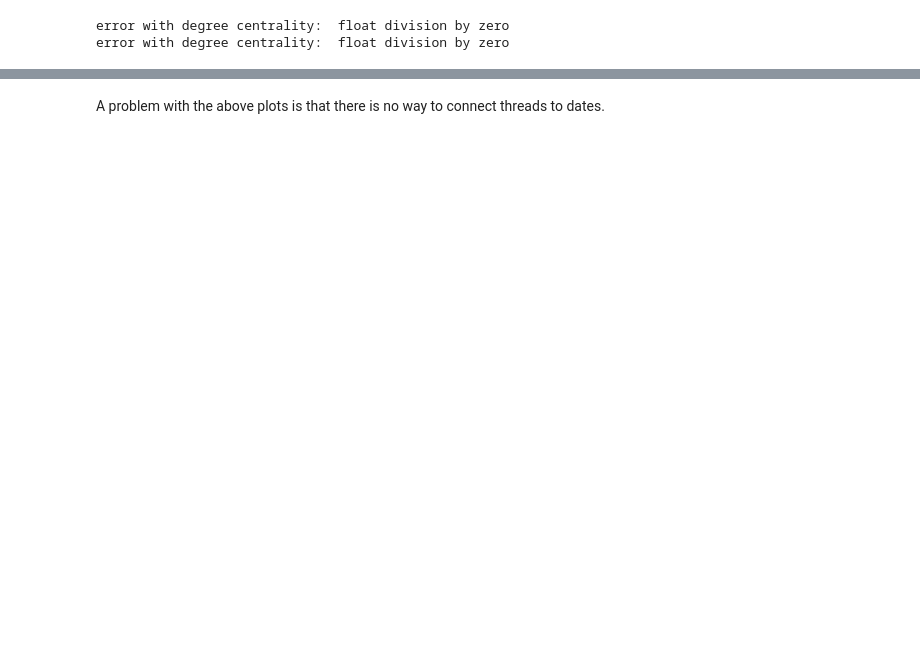
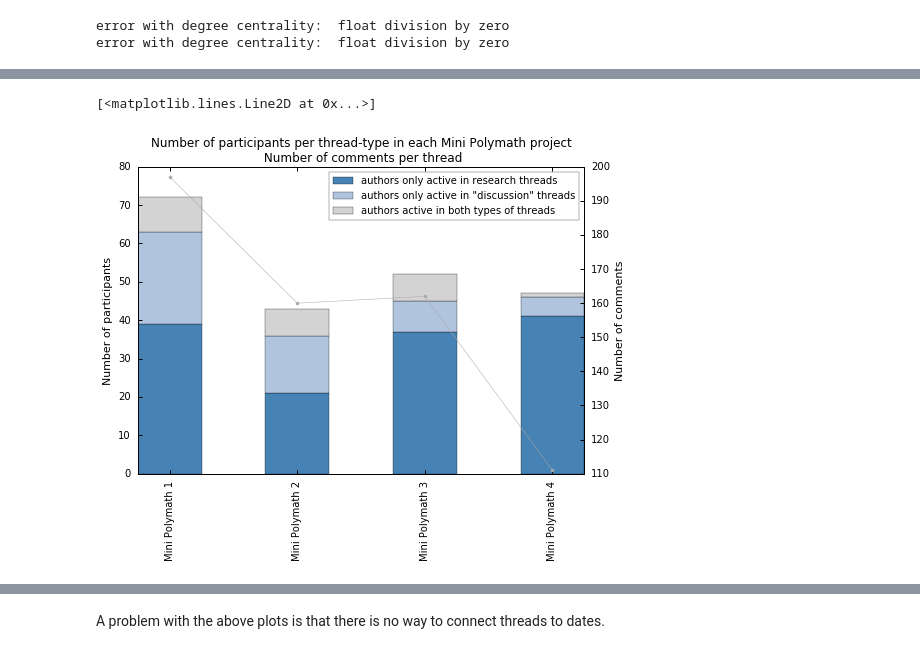
Before and after one commit to patrickallo/mathpracmod, a Jupyter notebook: Polymath Comparison.ipynb, the cells around one changed output, grey strips where cells are left out. Saved outputs shown, nothing was run; the diff lists cells and outputs as text; code cells hidden in the pictures; blank space fills up the shorter version.

```diff
--- a/Polymath Comparison.ipynb
+++ b/Polymath Comparison.ipynb
@@ -145,3 +139,2 @@ PM2_SAVE.to_csv(path_or_buf="DATA/pm2.csv")
 # %%
 mPM1_FRAME = process_polymath("mini_pm 1", split=True)
-mPM1_FRAME['title']=['Research Thread 1', 'Research Thread 2', 'Discussion Thread']
@@ -399,0 +487,37 @@ Anthony Wang Anthony
+# %%
+PROJECTS_TO_C = ["Mini Polymath {}".format(i) for i in range(1, 5)]
+PARTICIPANTS = Series([mPM_FRAME.loc[project]['authors (accumulated)'].iloc[-1] for
+                project in PROJECTS_TO_C], index=PROJECTS_TO_C)
+R_NETWORKS = Series([mPM_FRAME.loc[project]['r_network'].dropna().iloc[-1] for project in PROJECTS_TO_C],
+                    index=PROJECTS_TO_C)
+WITH_D = [project for project in PROJECTS_TO_C if not mPM_FRAME.loc[project]['research'].all()]
+D_NETWORKS = Series([mPM_FRAME.loc[project]['d_network'].dropna().iloc[-1] for project in WITH_D],
+                    index=WITH_D)
+R_PARTICIPANTS = R_NETWORKS.apply(lambda network: set(network.author_frame.index))
+D_PARTICIPANTS = D_NETWORKS.apply(lambda network: set(network.author_frame.index))
+COMMENTS = Series([mPM_FRAME.loc[project]['number of comments (accumulated)'].iloc[-1] for
+                project in PROJECTS_TO_C], index=PROJECTS_TO_C)
+
+df = DataFrame({'all threads': PARTICIPANTS, 'research threads': R_PARTICIPANTS, 'discussion threads': D_PARTICIPANTS},
+              index=PROJECTS_TO_C)
+df['authors only active in research threads'] = df['research threads'] - df['discussion threads']
+df['authors only active in "discussion" threads'] = df['discussion threads'] - df['research threads']
+df['authors active in both types of threads'] = df['all threads'] - df['authors only active in research threads'] - df['authors only active in "discussion" threads']
+for project in PROJECTS_TO_C:
+    if pd.isnull(df.loc[project]['authors only active in research threads']):
+        df.loc[project]['authors only active in research threads'] = df.loc[project]['all threads']
+data = df[['authors only active in research threads', 'authors only active in "discussion" threads', 'authors active in both types of threads']]
+data = data.applymap(lambda set: len(set) if pd.notnull(set) else 0)
+matplotlib.style.use('seaborn-notebook')
+axes = data.plot(kind='bar', stacked=True, color=['steelblue', 'lightsteelblue', 'lightgrey'],
+          title="Number of participants per thread-type in each Mini Polymath project\n Number of comments per thread")
+axes.set_ylabel("Number of participants")
+data2 = COMMENTS
+axes2 = axes.twinx()
+axes2.set_ylabel("Number of comments")
+axes2.plot(axes.get_xticks(), data2.values,
+                   linestyle='-', marker='.', linewidth=.5,
+                   color='darkgrey')
+# %% [output]
+[<matplotlib.lines.Line2D at 0x...>]
+[figure, added]
```
Also changed, not shown: parts of 68 cells of this notebook, 4 other files.
